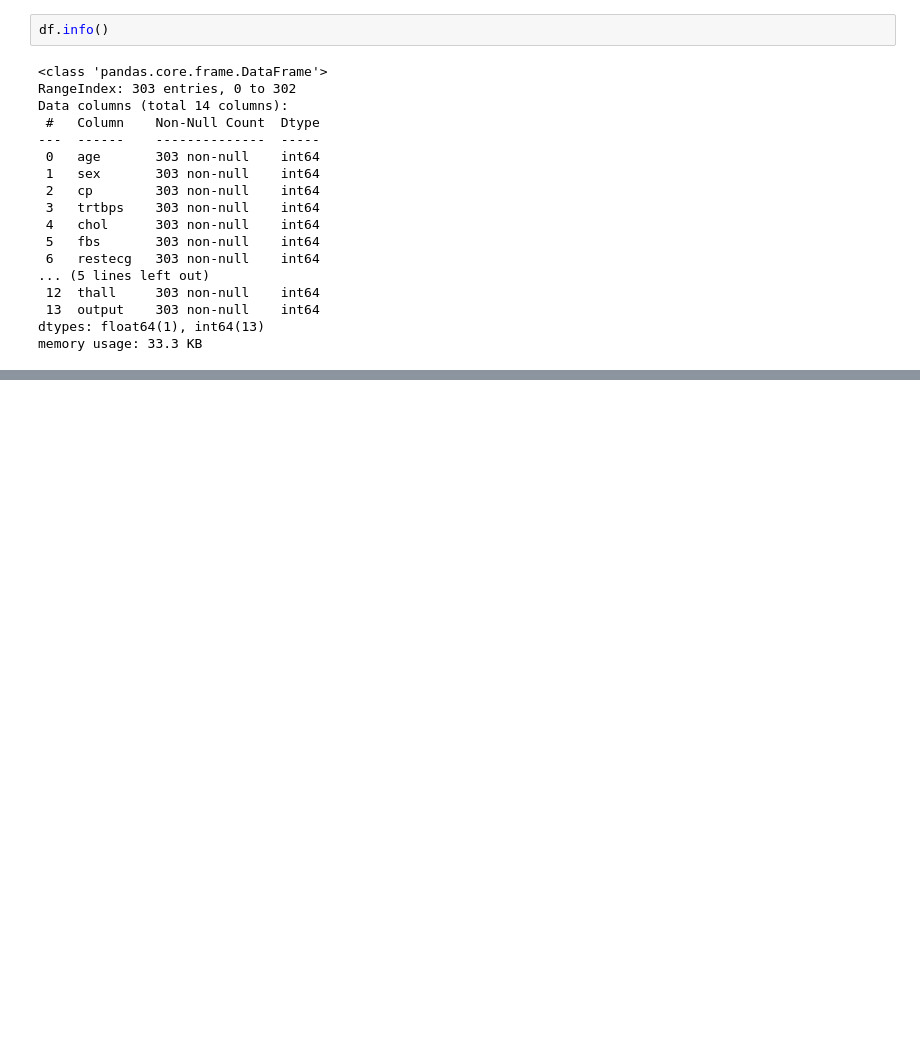
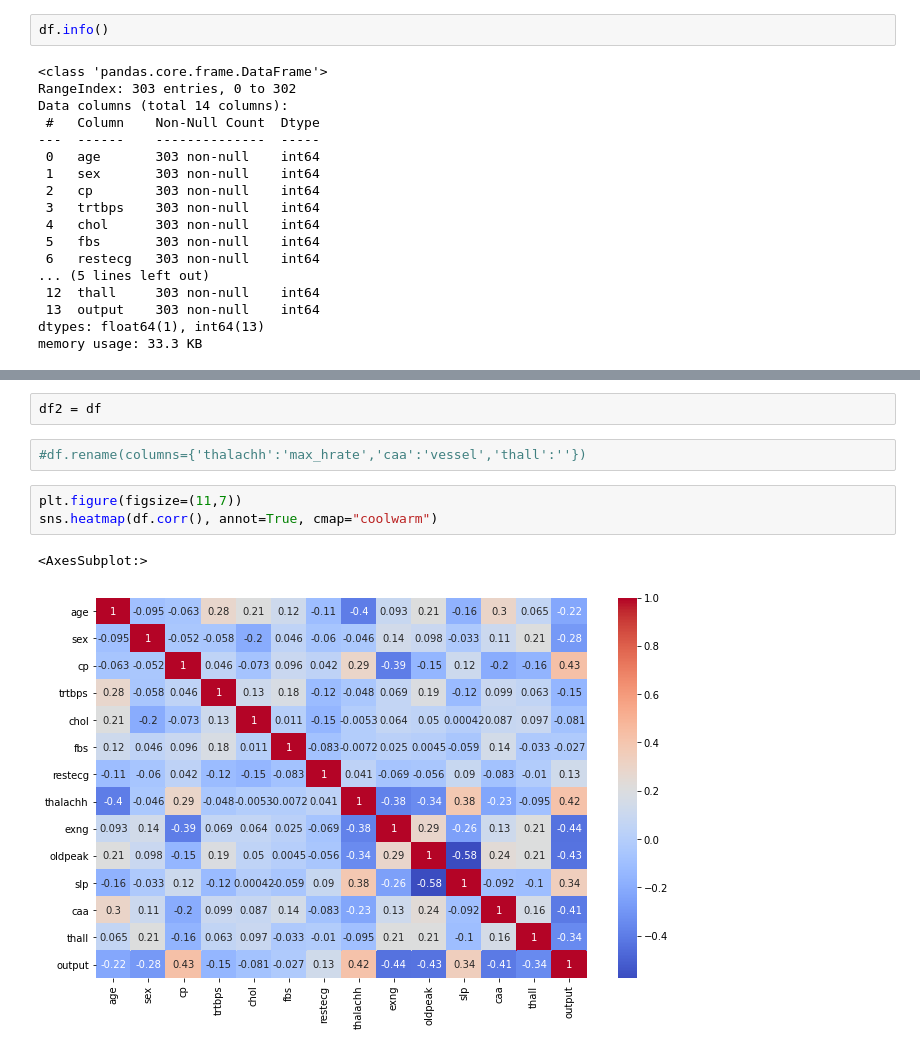
Before and after one commit to peskyji/EDA_on_Datasets, a Jupyter notebook: HeartAttack_Analysis_and_Prediction/Heart_Attack_Analysis_and_Prediction.ipynb, the cells around one changed output, grey strips where cells are left out. Saved outputs shown, nothing was run; the diff lists cells and outputs as text; blank space fills up the shorter version.

```diff
--- a/HeartAttack_Analysis_and_Prediction/Heart_Attack_Analysis_and_Prediction.ipynb
+++ b/HeartAttack_Analysis_and_Prediction/Heart_Attack_Analysis_and_Prediction.ipynb
@@ -104,0 +115,10 @@ df.describe()
+# %%
+df2 = df
+# %%
+#df.rename(columns={'thalachh':'max_hrate','caa':'vessel','thall':''})
+# %%
+plt.figure(figsize=(11,7))
+sns.heatmap(df.corr(), annot=True, cmap="coolwarm")
+# %% [output]
+<AxesSubplot:>
+[figure, added]
```
Also changed, not shown: parts of 26 cells of this notebook.
